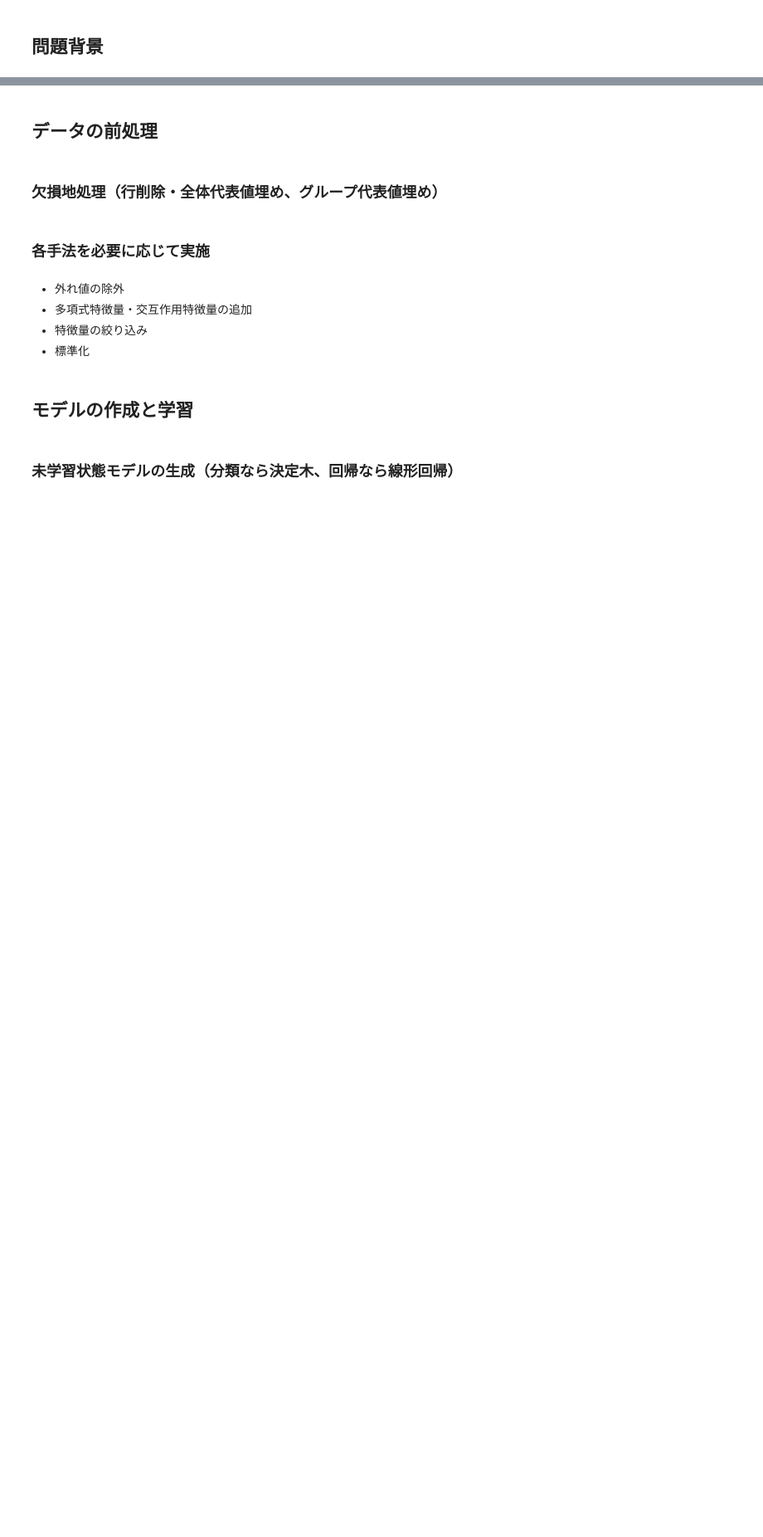
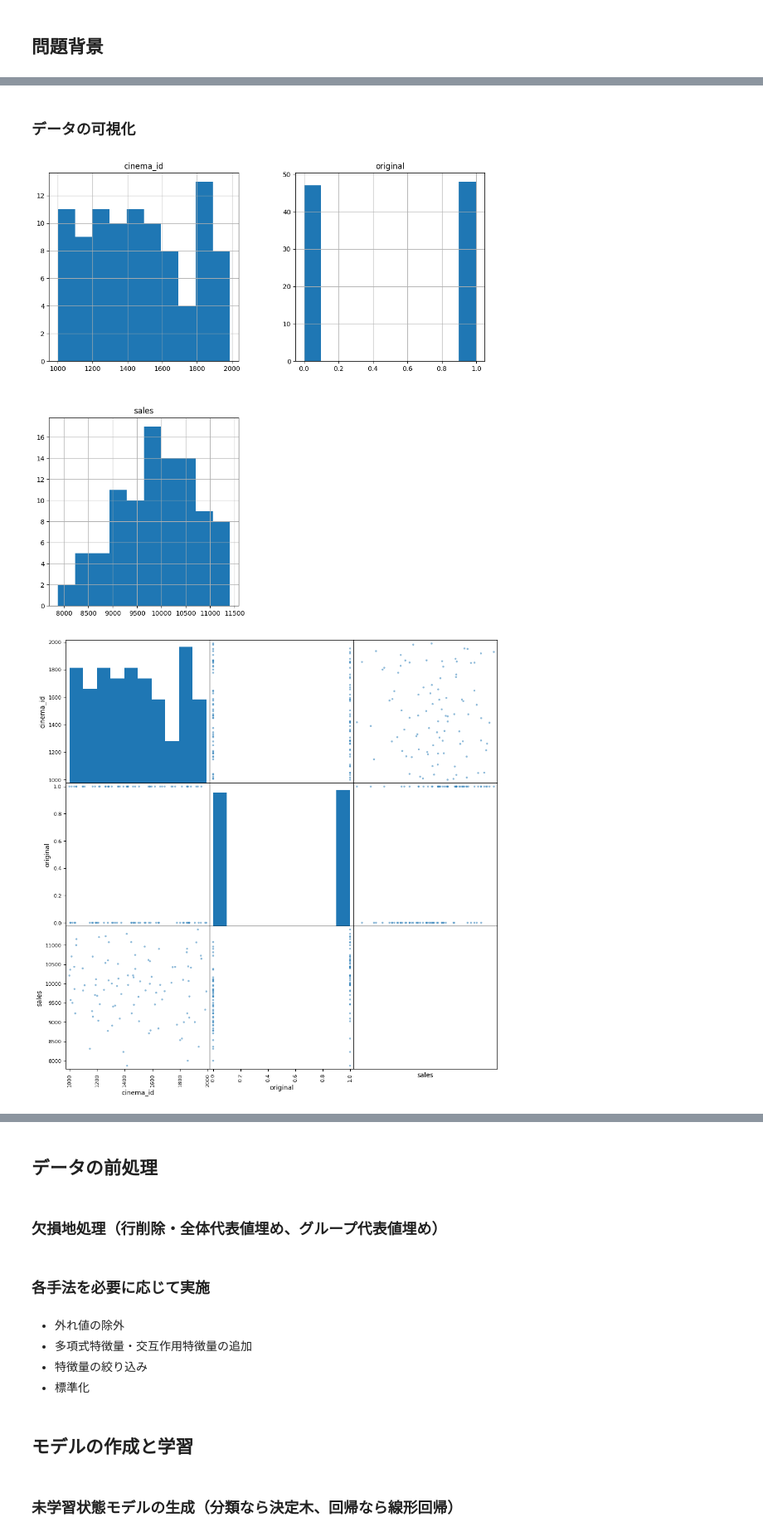
Before and after one commit to k2works/pragmatic-programing-exercise-2023, a Jupyter notebook: src/api/notebooks/chap06.ipynb, the cells around one changed output, grey strips where cells are left out. Shown at 83% size. Saved outputs shown, nothing was run; the diff lists cells and outputs as text; code cells hidden in the pictures; blank space fills up the shorter version.

```diff
--- a/src/api/notebooks/chap06.ipynb
+++ b/src/api/notebooks/chap06.ipynb
@@ -15,0 +190,8 @@ path = os.path.dirname(os.path.abspath(__file__))
+# %% [markdown]
+ ### データの可視化
+# %%
+dv = DataVisualization(df)
+dv.df_all('sales')
+# %% [output]
+[figure, added]
+[figure, added]
```
Also changed, not shown: parts of 28 cells of this notebook, 2 other files.
